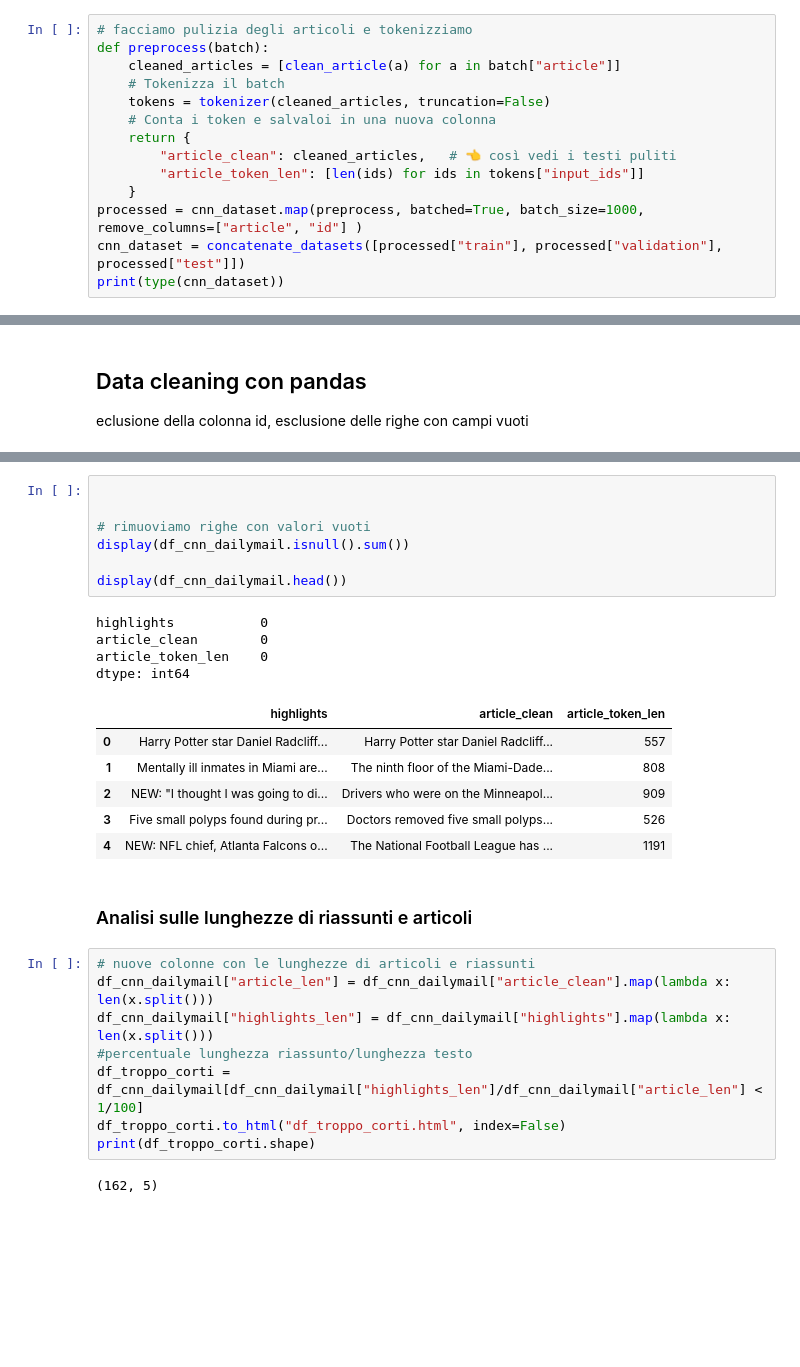
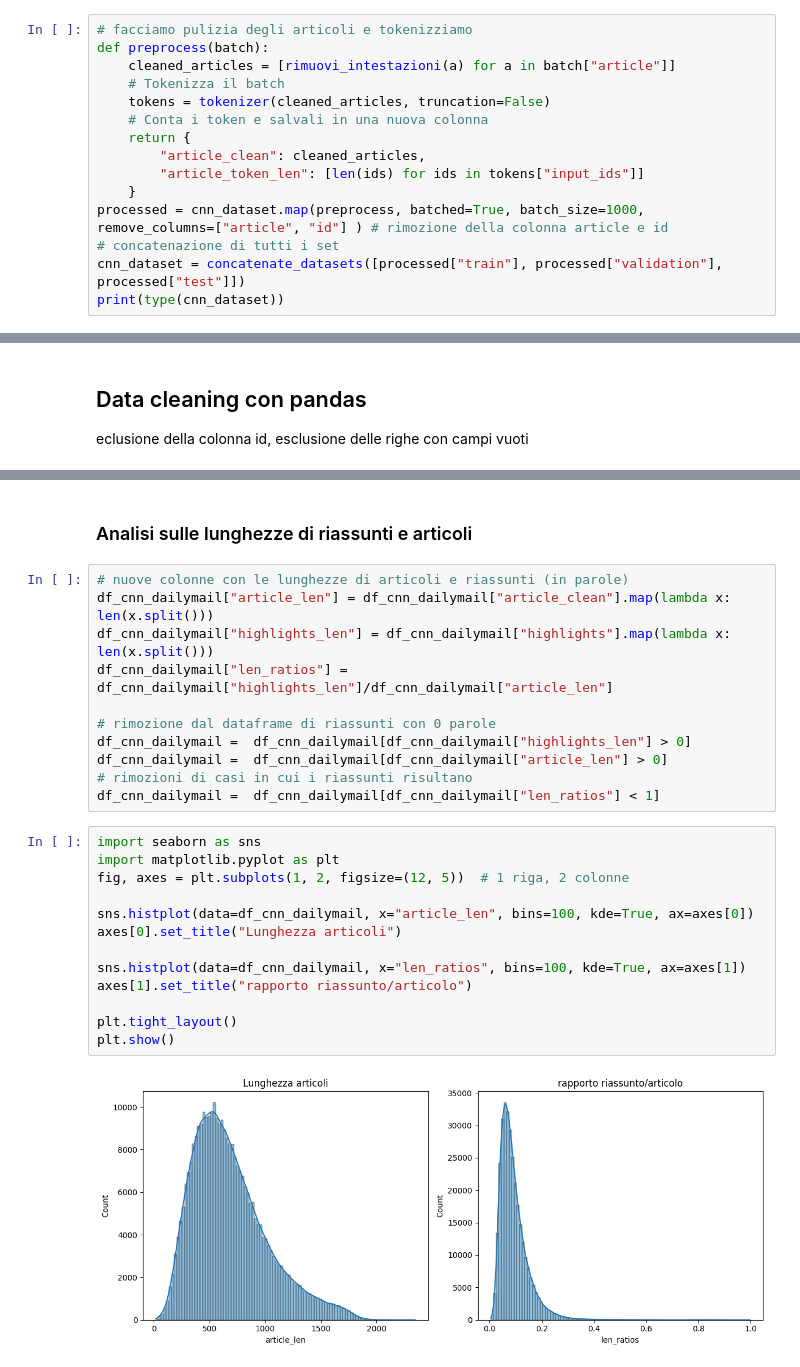
Before and after one commit to francesco-verona/Text-Summarization-Service, a Jupyter notebook: Data Analysis/cnn_dailymail.ipynb, the cells around one changed output, grey strips where cells are left out. Saved outputs shown, nothing was run; the diff lists cells and outputs as text; blank space fills up the shorter version.

```diff
--- a/Data Analysis/cnn_dailymail.ipynb
+++ b/Data Analysis/cnn_dailymail.ipynb
@@ -40,15 +41,16 @@ cnn_dataset = load_dataset("abisee/cnn_dailymail", "3.0.0")
 # %%
 # facciamo pulizia degli articoli e tokenizziamo
 def preprocess(batch):
-    cleaned_articles = [clean_article(a) for a in batch["article"]]
+    cleaned_articles = [rimuovi_intestazioni(a) for a in batch["article"]]
     # Tokenizza il batch
     tokens = tokenizer(cleaned_articles, truncation=False)
-    # Conta i token e salvaloi in una nuova colonna
+    # Conta i token e salvali in una nuova colonna
     return {
-        "article_clean": cleaned_articles,   # 👈 così vedi i testi puliti
+        "article_clean": cleaned_articles,
         "article_token_len": [len(ids) for ids in tokens["input_ids"]]
     }
-processed = cnn_dataset.map(preprocess, batched=True, batch_size=1000, remove_columns=["article", "id"] )
+processed = cnn_dataset.map(preprocess, batched=True, batch_size=1000, remove_columns=["article", "id"] ) # rimozione della colonna article e id
+# concatenazione di tutti i set
 cnn_dataset = concatenate_datasets([processed["train"], processed["validation"], processed["test"]])
 print(type(cnn_dataset))
 # %% [output]
@@ -67,30 +78,28 @@ print(type(df_cnn_dailymail))
-# %%
-
-
-# rimuoviamo righe con valori vuoti
-display(df_cnn_dailymail.isnull().sum())
-
-display(df_cnn_dailymail.head())
-# %% [output]
-highlights           0
-article_clean        0
-article_token_len    0
-dtype: int64
-|  | highlights | article_clean | article_token_len |
-| 0 | Harry Potter star Daniel Radcliff... | Harry Potter star Daniel Radcliff... | 557 |
-| 1 | Mentally ill inmates in Miami are... | The ninth floor of the Miami-Dade... | 808 |
-| 2 | NEW: "I thought I was going to di... | Drivers who were on the Minneapol... | 909 |
-| 3 | Five small polyps found during pr... | Doctors removed five small polyps... | 526 |
-| 4 | NEW: NFL chief, Atlanta Falcons o... | The National Football League has ... | 1191 |
 # %% [markdown]
 ### Analisi sulle lunghezze di riassunti e articoli
 # %%
-# nuove colonne con le lunghezze di articoli e riassunti
+# nuove colonne con le lunghezze di articoli e riassunti (in parole)
 df_cnn_dailymail["article_len"] = df_cnn_dailymail["article_clean"].map(lambda x: len(x.split()))
 df_cnn_dailymail["highlights_len"] = df_cnn_dailymail["highlights"].map(lambda x: len(x.split()))
-#percentuale lunghezza riassunto/lunghezza testo
-df_troppo_corti = df_cnn_dailymail[df_cnn_dailymail["highlights_len"]/df_cnn_dailymail["article_len"] < 1/100]
-df_troppo_corti.to_html("df_troppo_corti.html", index=False)
-print(df_troppo_corti.shape)
+df_cnn_dailymail["len_ratios"] = df_cnn_dailymail["highlights_len"]/df_cnn_dailymail["article_len"]
+
+# rimozione dal dataframe di riassunti con 0 parole
+df_cnn_dailymail =  df_cnn_dailymail[df_cnn_dailymail["highlights_len"] > 0]
+df_cnn_dailymail =  df_cnn_dailymail[df_cnn_dailymail["article_len"] > 0]
+# rimozioni di casi in cui i riassunti risultano
+df_cnn_dailymail =  df_cnn_dailymail[df_cnn_dailymail["len_ratios"] < 1]
-# %% [output]
-(162, 5)
+# %%
+import seaborn as sns
+import matplotlib.pyplot as plt
+fig, axes = plt.subplots(1, 2, figsize=(12, 5))  # 1 riga, 2 colonne
+
+sns.histplot(data=df_cnn_dailymail, x="article_len", bins=100, kde=True, ax=axes[0])
+axes[0].set_title("Lunghezza articoli")
+
+sns.histplot(data=df_cnn_dailymail, x="len_ratios", bins=100, kde=True, ax=axes[1])
+axes[1].set_title("rapporto riassunto/articolo")
+
+plt.tight_layout()
+plt.show()
+# %% [output]
+[figure, added]
```
Also changed, not shown: parts of 8 cells of this notebook.
